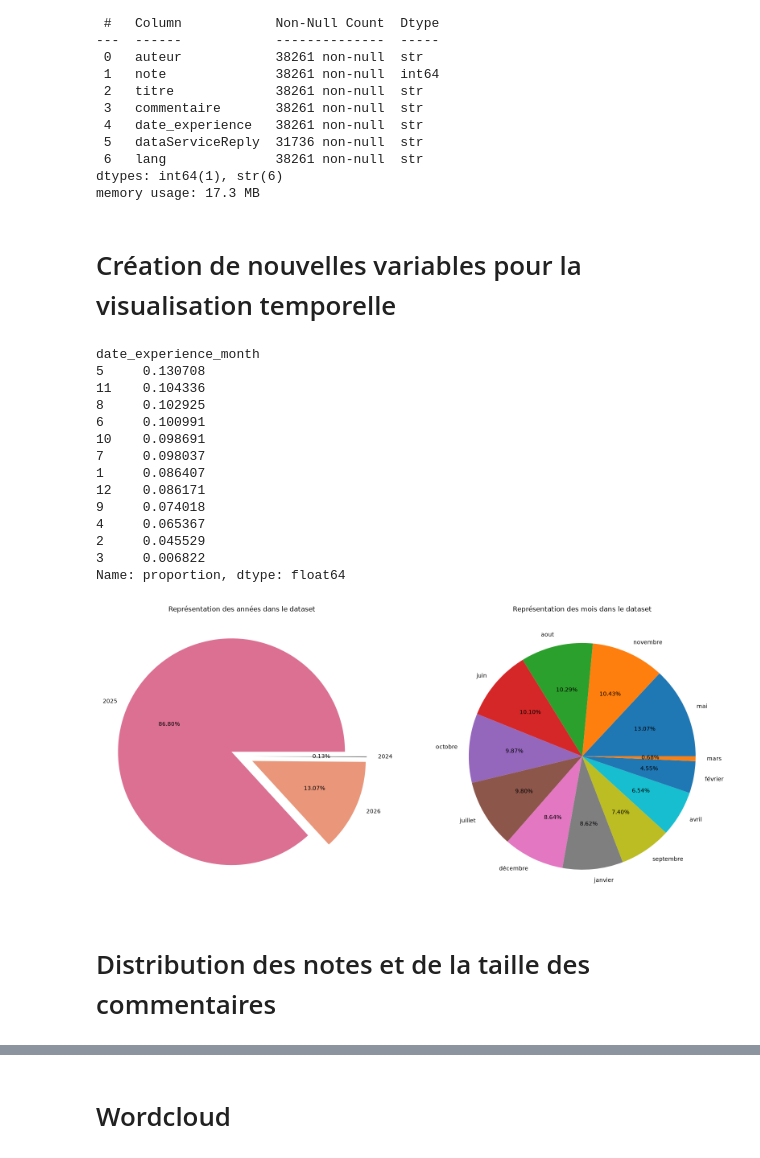
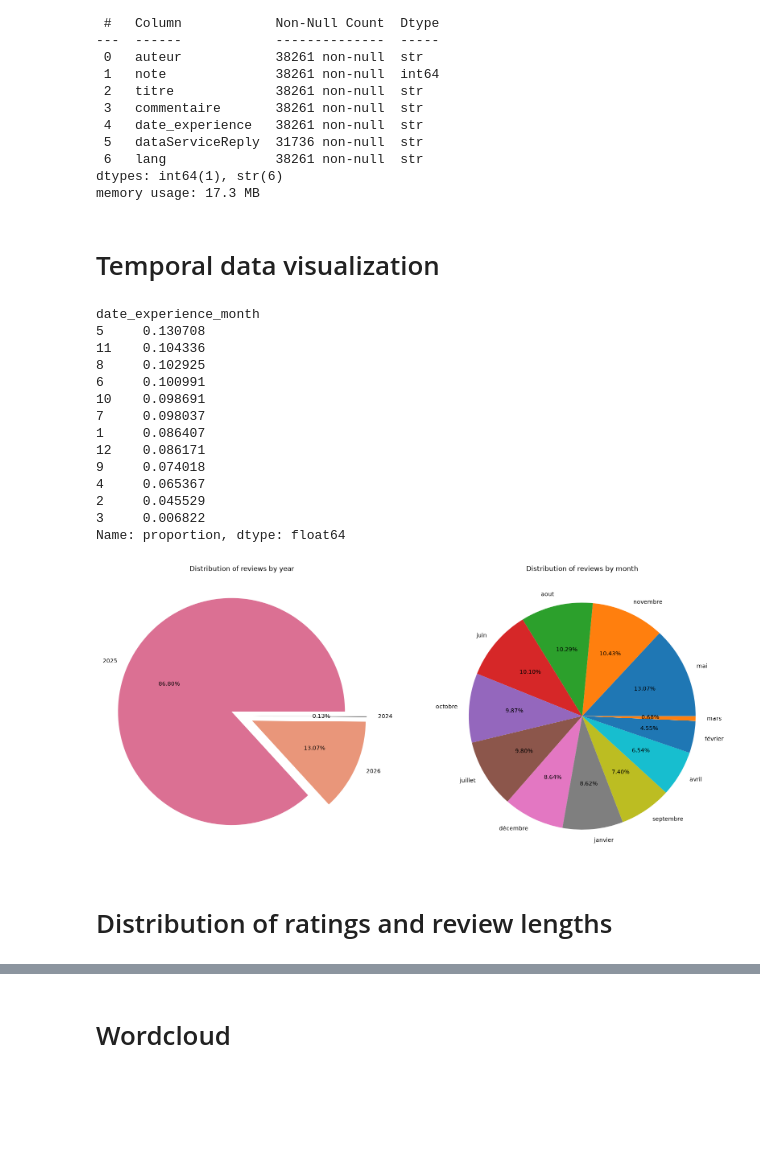
Before and after one commit to Robin-Mom/Supply-Chain-MLOps, a Jupyter notebook: notebooks/01_exploration.ipynb, the cells around one changed output, grey strips where cells are left out. Cells and saved outputs as stored; diff of their text form; code cells hidden in the pictures; blank space fills up the shorter version.

```diff
--- a/notebooks/01_exploration.ipynb
+++ b/notebooks/01_exploration.ipynb
@@ -207,5 +208,5 @@ Data columns (total 7 columns):
 dtypes: int64(1), str(6)
 memory usage: 17.3 MB
 # %% [markdown]
-# Création de nouvelles variables pour la visualisation temporelle
+# Temporal data visualization
 # %%
@@ -231,15 +233,13 @@ df_test = df.iloc[36000:].copy()
 # %%
 month_to_number = {'January' : 1, 'February' : 2, 'March' : 3, 'April' : 4, 'May' : 5, 'June' : 6, 'July' : 7, 'August' : 8, 'September' : 9, 'October' : 10, 'November' : 11, 'December' : 12}
 
-df['date_experience_year'] = df['date_experience'].str[-4:] # transformation variable date_experience en 2 variables: année et mois
+df['date_experience_year'] = df['date_experience'].str[-4:]
 df['date_experience_month'] = df['date_experience'].replace(month_to_number, regex=True).astype(int)
 df['date_experience_year'] = df['date_experience_year'].astype(int)
 df = df.drop('date_experience', axis=1)
 
-# création comm_reply : fusion avis + réponse entreprise
 df['comm_reply'] = np.where(df['dataServiceReply'].isna() == False, df['commentaire'] + df['dataServiceReply'], df['commentaire'])
 
-# création length_comm : taille de l'avis
 df['length_comm'] = df['commentaire'].apply(lambda x: len(x))
 
 plt.figure(figsize=(20,10))
@@ -250,38 +250,38 @@ plt.pie(df["date_experience_year"].value_counts(normalize=True),
             labels=['2025', '2026', '2024'],
             explode=[0.1, 0.1, 0.1],
             autopct="%0.2f%%",
             colors=["palevioletred", "darksalmon", "grey"])
-plt.title('Représentation des années dans le dataset')
+plt.title('Distribution of reviews by year')
 
 plt.subplot(122)
 
 plt.pie(df["date_experience_month"].value_counts(normalize=True),
             labels=['mai', 'novembre', 'aout', 'juin', 'octobre', 'juillet', 'décembre', 'janvier', 'septembre', 'avril', 'février', 'mars'],
             #explode=[0.1, 0.1, 0.1],
             autopct="%0.2f%%")
             #colors=["palevioletred", "darksalmon", "grey"])
-plt.title('Représentation des mois dans le dataset')
+plt.title('Distribution of reviews by month')
 
 
 df["date_experience_month"].value_counts(normalize=True)
 # %% [output]
 date_experience_month
 5     0.130708
 11    0.104336
 8     0.102925
 6     0.100991
 10    0.098691
 7     0.098037
 1     0.086407
 12    0.086171
 9     0.074018
 4     0.065367
 2     0.045529
 3     0.006822
 Name: proportion, dtype: float64
-[figure, old version]
+[figure, new version]
 # %% [markdown]
-# Distribution des notes et de la taille des commentaires
+# Distribution of ratings and review lengths
 # %%
 plt.figure(figsize=(20,10))
 
```
Also changed, not shown: parts of 15 cells of this notebook, 3 other files.
